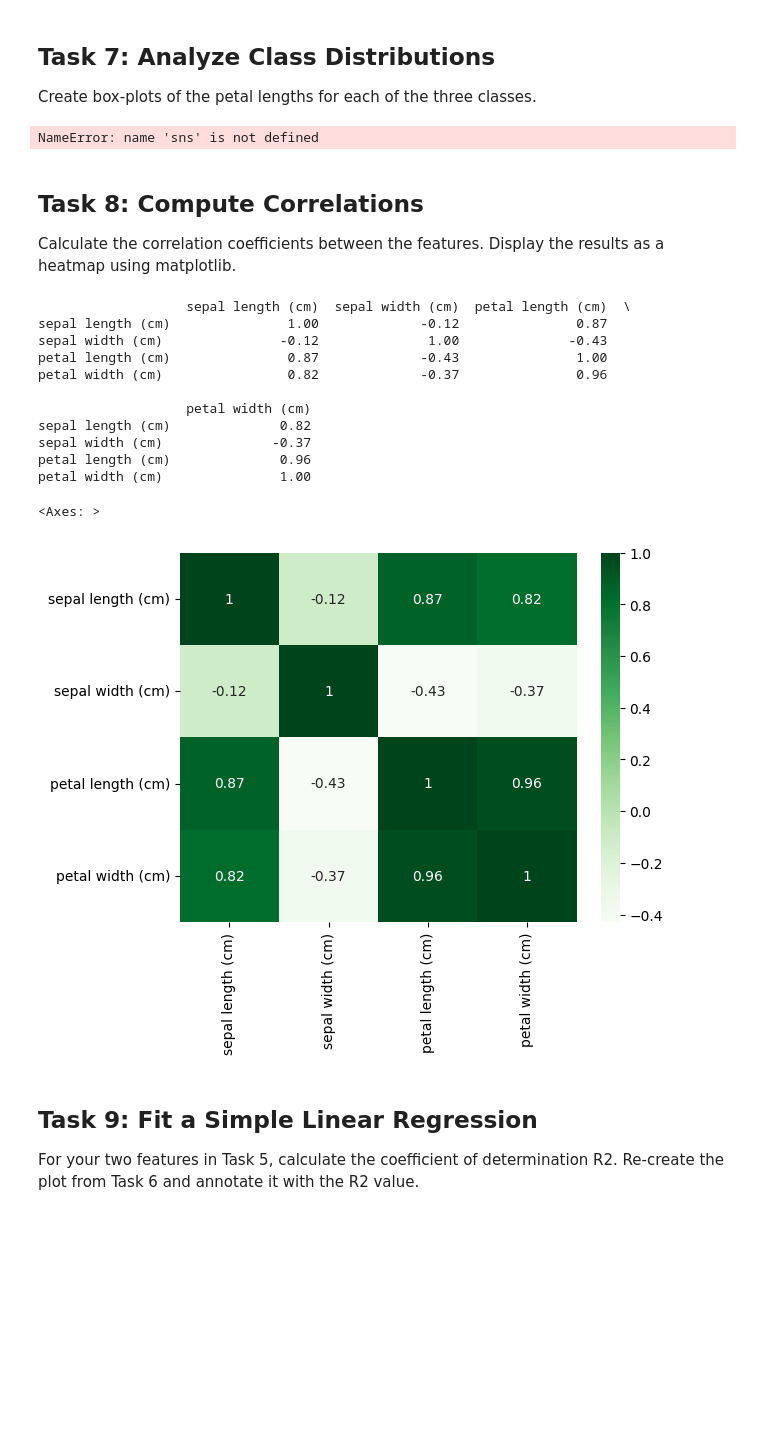
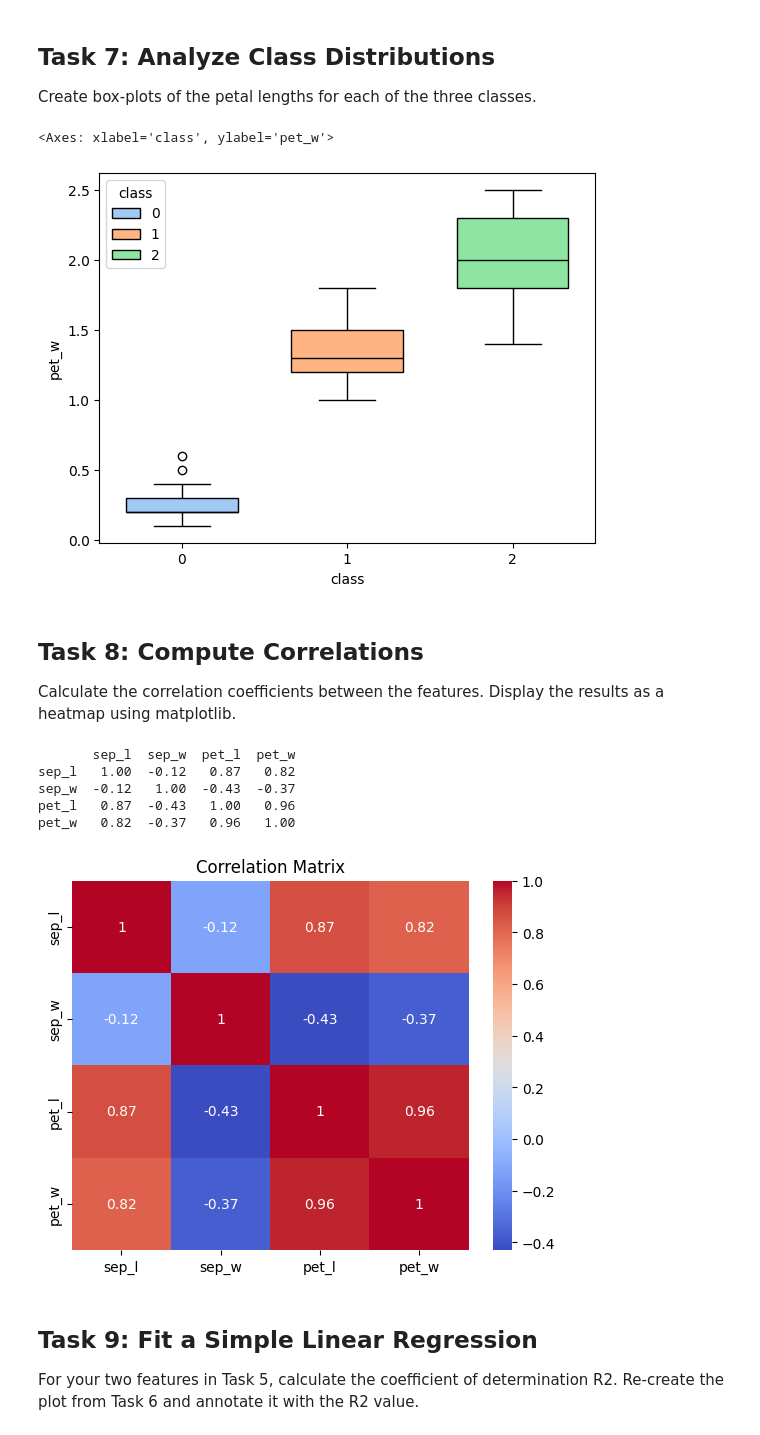
Before and after one commit to quyenphanlyons/data_analytics, a Jupyter notebook: tasks.ipynb, the cells around one changed output. Saved outputs shown, nothing was run; the diff lists cells and outputs as text; code cells hidden in the pictures; blank space fills up the shorter version.

```diff
--- a/tasks.ipynb
+++ b/tasks.ipynb
@@ -343,9 +301,10 @@ Text(0.5, 1.0, 'Iris sepal length x petal length with regression Line')
 Create box-plots of the petal lengths for each of the three classes.
 # %%
 # Create the box plot
-sns.boxplot(data=iris_array, x='class', y=y, hue='class', orient='v', palette='pastel', saturation=1, fill=True, dodge='auto', width=0.75, gap=0.1, whis=1.5, linecolor='k')
+sns.boxplot(data=iri, x='class', y=y, hue='class', orient='v', palette='pastel', saturation=1, fill=True, dodge='auto', width=0.75, gap=0.1, whis=1.5, linecolor='k')
 # %% [output]
-NameError: name 'sns' is not defined
+<Axes: xlabel='class', ylabel='pet_w'>
+[figure, added]
 # %% [markdown]
 ## Task 8: Compute Correlations
 Calculate the correlation coefficients between the features.
@@ -354,30 +313,25 @@ Display the results as a heatmap using matplotlib.
 # Create the correlation matrix named 'cor' using the function corr.
 # In the table iris_array, only 4 features are selected
 # We can use function round() to round the output to 2 decimals
-cor = round(iris_array[['sepal length (cm)','sepal width (cm)','petal length (cm)','petal width (cm)']].corr(),2)
+cor = round(iri[['sep_l','sep_w','pet_l','pet_w']].corr(),2)
 
 # Display the correlation matrix
 print(cor)
 # %% [output]
-                   sepal length (cm)  sepal width (cm)  petal length (cm)  \
-sepal length (cm)               1.00             -0.12               0.87
-sepal width (cm)               -0.12              1.00              -0.43
-petal length (cm)               0.87             -0.43               1.00
-petal width (cm)                0.82             -0.37               0.96
-
-                   petal width (cm)
-sepal length (cm)              0.82
-sepal width (cm)              -0.37
-petal length (cm)              0.96
-petal width (cm)               1.00
+       sep_l  sep_w  pet_l  pet_w
+sep_l   1.00  -0.12   0.87   0.82
+sep_w  -0.12   1.00  -0.43  -0.37
+pet_l   0.87  -0.43   1.00   0.96
+pet_w   0.82  -0.37   0.96   1.00
 # %%
 # To visualise the correlation between variables, we can use heatmap
 # seaborn.heatmap(data, *, vmin=None, vmax=None, cmap=None, center=None, robust=False, annot=None, fmt='.2g', annot_kws=None, linewidths=0, linecolor='white', cbar=True, cbar_kws=None, cbar_ax=None, square=False, xticklabels='auto', yticklabels='auto', mask=None, ax=None, **kwargs)
 
-sns.heatmap(cor, cmap="Greens", annot=True)
+sns.heatmap(cor, cmap="coolwarm", annot=True)
+plt.title(f"Correlation Matrix")
+plt.show()
 # %% [output]
-<Axes: >
-[figure, old version]
+[figure, new version]
 # %% [markdown]
 ## Task 9: Fit a Simple Linear Regression
 For your two features in Task 5, calculate the coefficient of determination R2.
```
Also changed, not shown: parts of 8 cells of this notebook.
